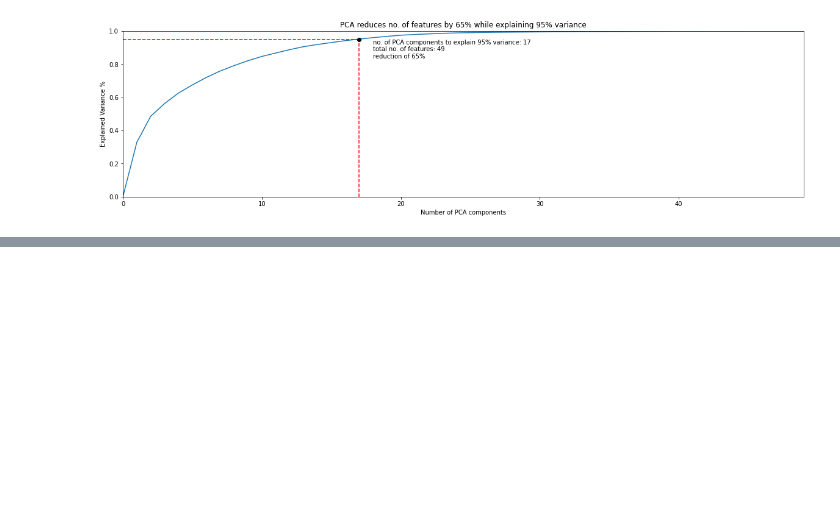
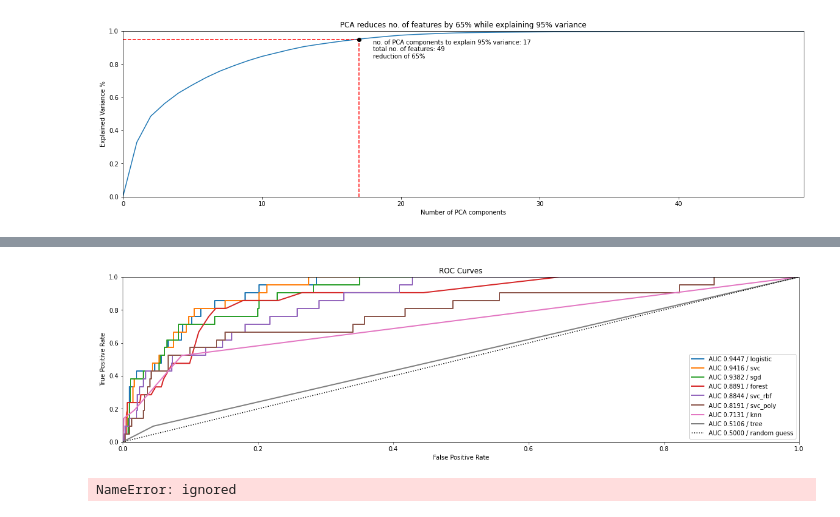
Before and after one commit to WillKWL/Project-NBASeason, a Jupyter notebook: 2_EDA.ipynb, the cells around one changed output, grey strips where cells are left out. Cells and saved outputs as stored; diff of their text form; code cells hidden in the pictures; blank space fills up the shorter version.

```diff
--- a/2_EDA.ipynb
+++ b/2_EDA.ipynb
@@ -619,0 +752,7 @@ plt.tight_layout()
+# %%
+# sort the models by AUC but not other performance metrics dependent on decision threshold, e.g. precision and recall
+mean_auc = [np.mean(auc) for auc in auc_scores]
+sd_auc = [np.std(auc) for auc in auc_scores]
+print("Models sorted by cross validation AUC score")
+for mean, sd, clf_name in sorted(zip(mean_auc, sd_auc, list_clf), reverse = True):
+  print(f"CV AUC: AVG {mean:0.4f} / SD {sd:0.4f} / {clf_name}")
@@ -619,0 +784,21 @@ plt.tight_layout()
+# %%
+for auc, fpr, tpr, clf_name in sorted(zip(mean_auc, list_fpr, list_tpr, list_clf), reverse = True):
+  plt.plot(fpr, tpr, linewidth = 2, label = f"AUC {auc:0.4f} / {clf_name}")
+plt.plot([0,1], [0,1], 'k:', label = "AUC 0.5000 / random guess")
+plt.xlim(0,1)
+plt.ylim(0,1)
+plt.title("ROC Curves")
+plt.xlabel("False Positive Rate")
+plt.ylabel("True Positive Rate")
+plt.legend()
+plt.show()
+# %% [output]
+[figure, added]
+# %%
+plt.plot(thresholds, precisions[:-1], 'b--', label = "Precision", linewidth = 2)
+plt.plot(thresholds, recalls[:-1], "g--", label = "Recall", linewidth = 2)
+plt.vlines(0, 0, 1.0, "k", "dotted", label = "Threshold")
+plt.legend()
+plt.show()
+# %% [output]
+NameError: ignored
```
Also changed, not shown: parts of 52 cells of this notebook.
